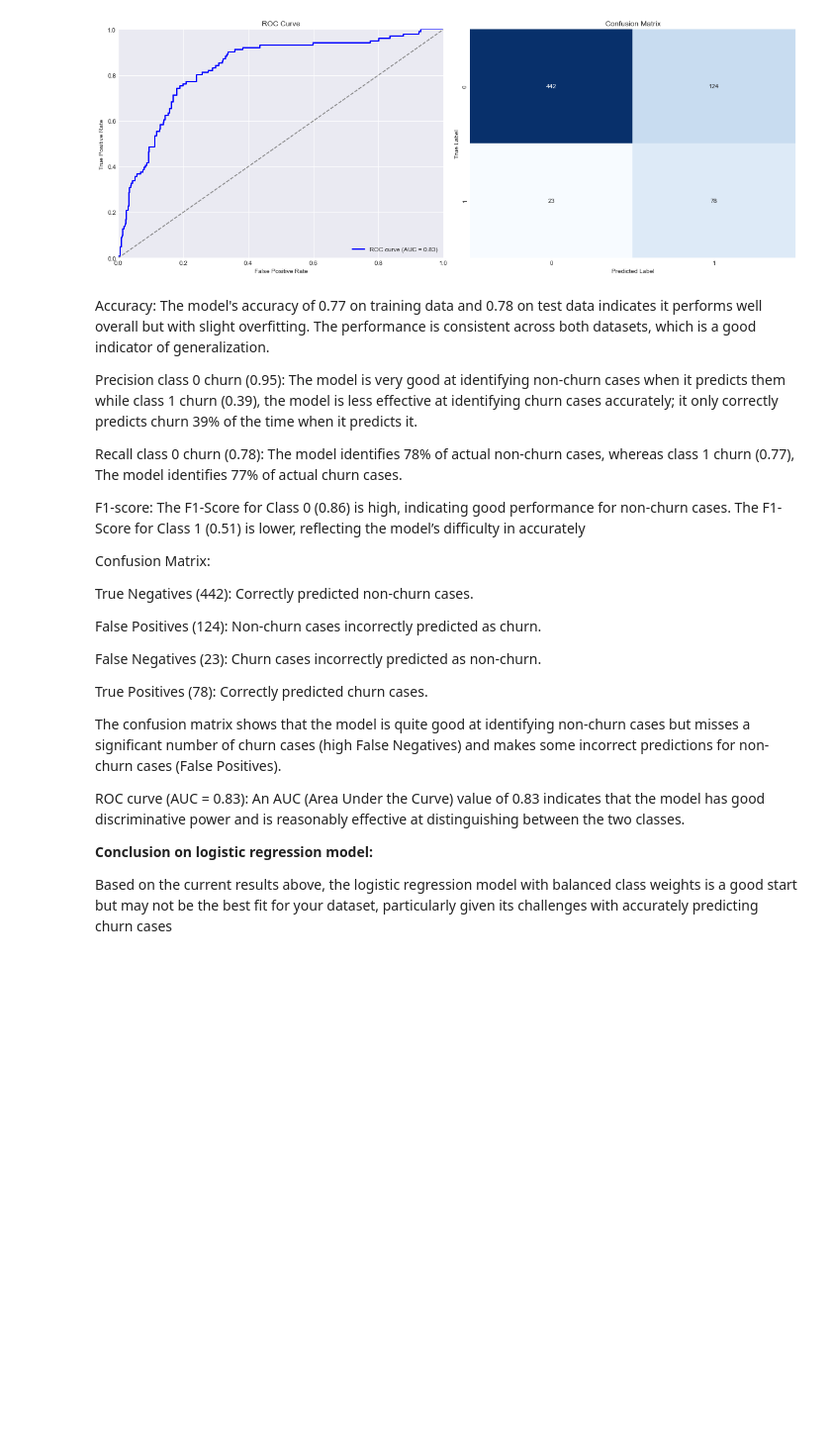
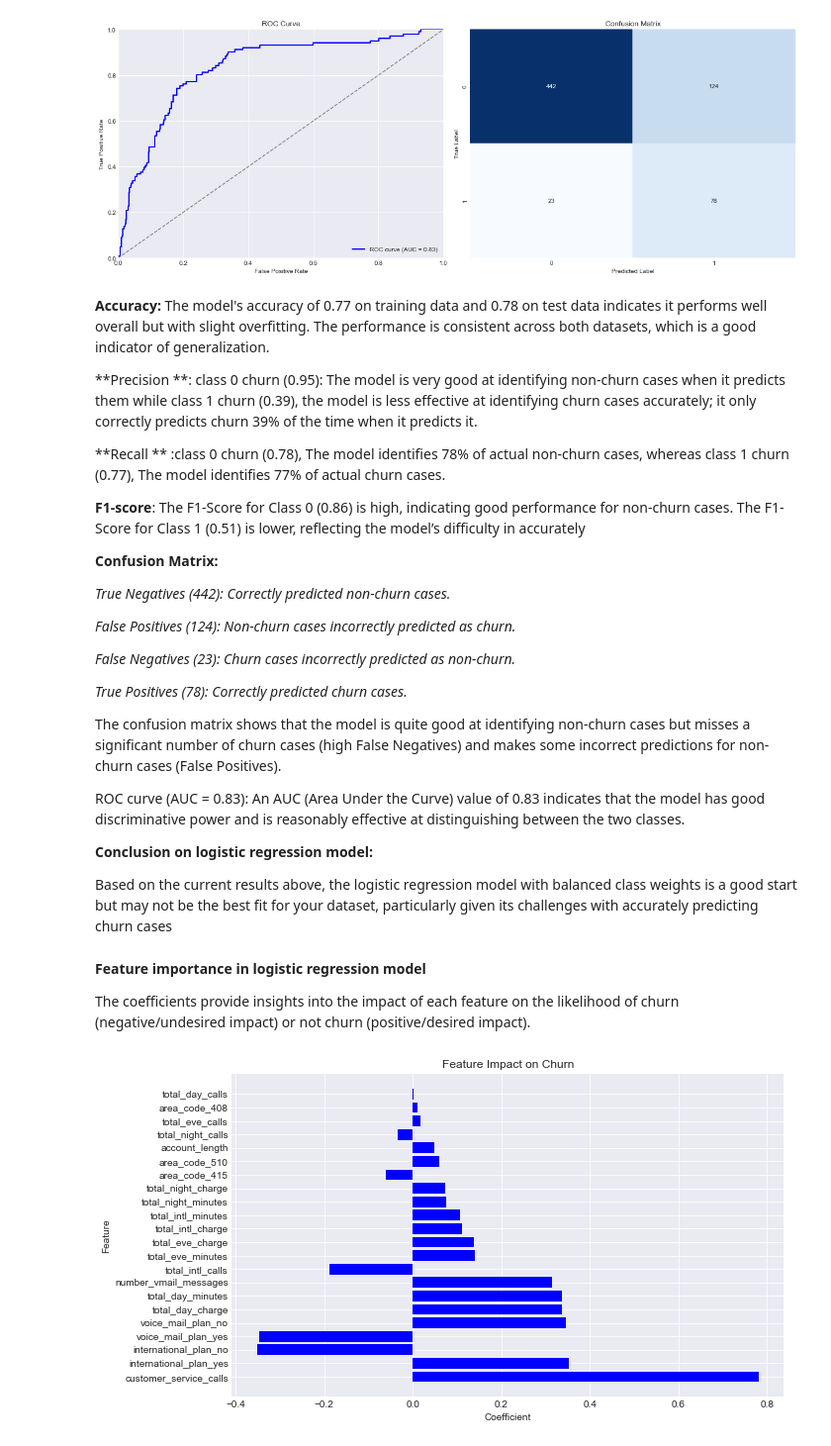
Before and after one commit to Annolyne/Phase3_Project, a Jupyter notebook: index.ipynb, the cells around one changed output. Shown at 99% size. Saved outputs shown, nothing was run; the diff lists cells and outputs as text; code cells hidden in the pictures; blank space fills up the shorter version.

Commit message:
Logistic regression model with coefficient

```diff
--- a/index.ipynb
+++ b/index.ipynb
@@ -824,24 +824,24 @@ plt.show()
 # %% [output]
 [figure]
 # %% [markdown]
-Accuracy: The model's accuracy of 0.77 on training data and 0.78 on test data indicates it performs well overall but with slight overfitting. The performance is consistent across both datasets, which is a good indicator of generalization.
+**Accuracy:** The model's accuracy of 0.77 on training data and 0.78 on test data indicates it performs well overall but with slight overfitting. The performance is consistent across both datasets, which is a good indicator of generalization.
 
-Precision class 0 churn (0.95): The model is very good at identifying non-churn cases when it predicts them while class 1 churn (0.39), the model is less effective at identifying churn cases accurately; it only correctly predicts churn 39% of the time when it predicts it.
+**Precision **: class 0 churn (0.95): The model is very good at identifying non-churn cases when it predicts them while class 1 churn (0.39), the model is less effective at identifying churn cases accurately; it only correctly predicts churn 39% of the time when it predicts it.
 
-Recall class 0 churn (0.78): The model identifies 78% of actual non-churn cases, whereas class 1 churn (0.77), The model identifies 77% of actual churn cases.
+**Recall ** :class 0 churn (0.78), The model identifies 78% of actual non-churn cases, whereas class 1 churn (0.77), The model identifies 77% of actual churn cases.
 
-F1-score: The F1-Score for Class 0 (0.86) is high, indicating good performance for non-churn cases. The F1-Score for Class 1 (0.51) is lower, reflecting the model’s difficulty in accurately
+**F1-score**: The F1-Score for Class 0 (0.86) is high, indicating good performance for non-churn cases. The F1-Score for Class 1 (0.51) is lower, reflecting the model’s difficulty in accurately
 
 
-Confusion Matrix:
+**Confusion Matrix:**
 
-True Negatives (442): Correctly predicted non-churn cases.
+*True Negatives (442): Correctly predicted non-churn cases.*
 
-False Positives (124): Non-churn cases incorrectly predicted as churn.
+*False Positives (124): Non-churn cases incorrectly predicted as churn.*
 
-False Negatives (23): Churn cases incorrectly predicted as non-churn.
+*False Negatives (23): Churn cases incorrectly predicted as non-churn.*
 
-True Positives (78): Correctly predicted churn cases.
+*True Positives (78): Correctly predicted churn cases.*
 
 The confusion matrix shows that the model is quite good at identifying non-churn cases but misses a significant number of churn cases (high False Negatives) and makes some incorrect predictions for non-churn cases (False Positives).
 
@@ -851,3 +851,28 @@ ROC curve (AUC = 0.83): An AUC (Area Under the Curve) value of 0.83 indicates th
 **Conclusion on logistic regression model:**
 
 Based on the current results above, the logistic regression model with balanced class weights is a good start but may not be the best fit for your dataset, particularly given its challenges with accurately predicting churn cases
+# %% [markdown]
+**Feature importance in logistic regression model**
+
+The coefficients provide insights into the impact of each feature on the likelihood of churn (negative/undesired impact) or not churn (positive/desired impact).
+# %%
+# Get the coefficients from the logistic regression model
+coefficients = model_pipeline.named_steps['classifier'].coef_[0]
+
+# Create and sort DataFrame of coefficients
+coefficients_df = pd.DataFrame({
+    'Feature': X.columns,
+    'Coefficient': coefficients
+}).assign(
+    Abs_Coefficient=lambda df: np.abs(df['Coefficient'])
+).sort_values(by='Abs_Coefficient', ascending=False)
+
+# Plot the coefficients
+plt.figure(figsize=(10, 6))
+plt.barh(coefficients_df['Feature'], coefficients_df['Coefficient'], color='b')
+plt.xlabel('Coefficient')
+plt.ylabel('Feature')
+plt.title('Feature Impact on Churn')
+plt.show()
+# %% [output]
+[figure, added]
```
Also changed, not shown: parts of 3 cells of this notebook.
